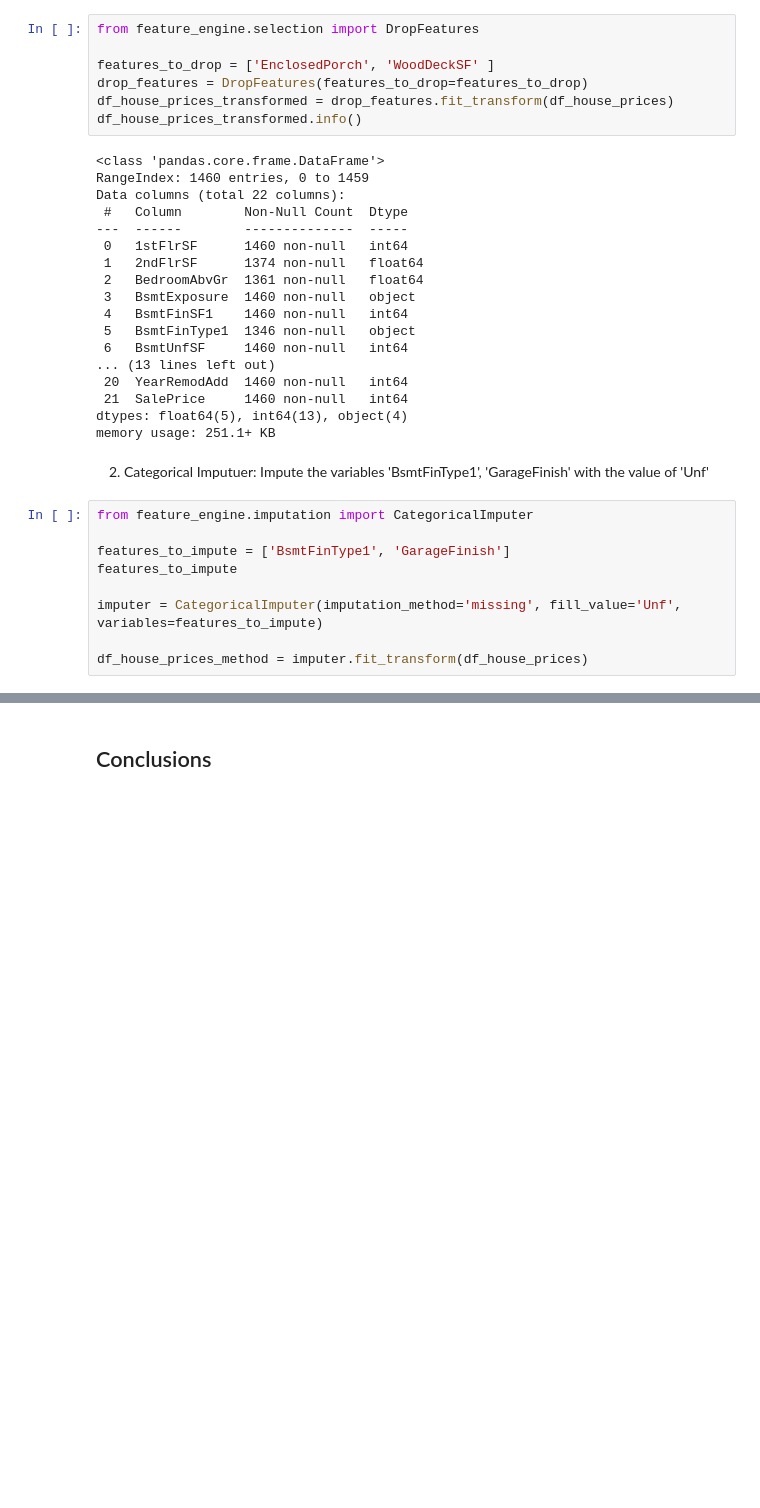
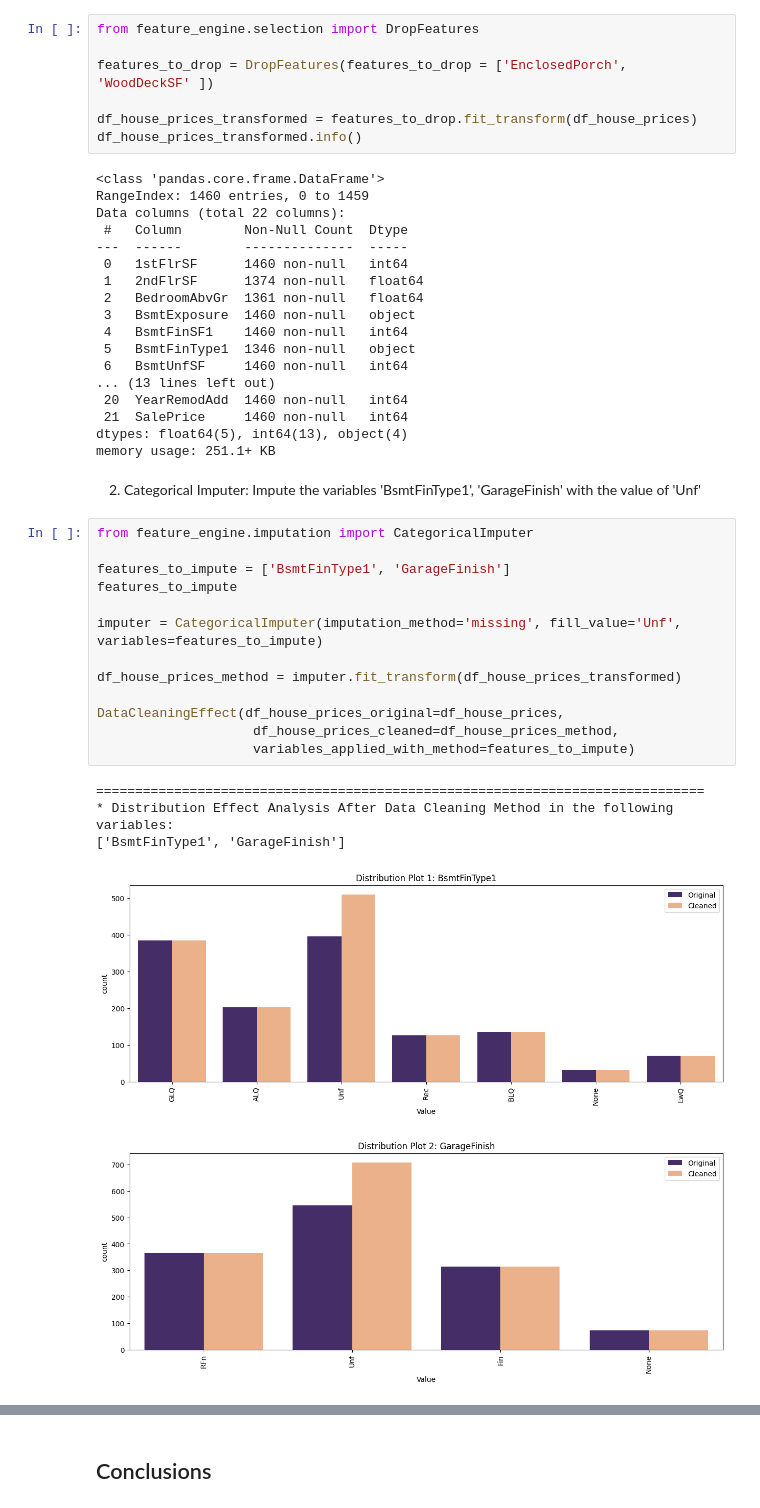
Before and after one commit to bolliebrain/ames-heritage-housing, a Jupyter notebook: jupyter_notebooks/02-DataCleaning.ipynb, the cells around one changed output, grey strips where cells are left out. Cells and saved outputs as stored; diff of their text form; blank space fills up the shorter version.

Commit message:
Finished data cleaning imputation

```diff
--- a/jupyter_notebooks/02-DataCleaning.ipynb
+++ b/jupyter_notebooks/02-DataCleaning.ipynb
@@ -324,9 +362,9 @@ To assess the effects of cleaning, we want to use the DataCleaningEffect functio
 # %%
 from feature_engine.selection import DropFeatures
 
-features_to_drop = ['EnclosedPorch', 'WoodDeckSF' ]
-drop_features = DropFeatures(features_to_drop=features_to_drop)
-df_house_prices_transformed = drop_features.fit_transform(df_house_prices)
+features_to_drop = DropFeatures(features_to_drop = ['EnclosedPorch', 'WoodDeckSF' ])
+
+df_house_prices_transformed = features_to_drop.fit_transform(df_house_prices)
 df_house_prices_transformed.info()
 # %% [output]
 <class 'pandas.core.frame.DataFrame'>
@@ -347,13 +385,23 @@ Data columns (total 22 columns):
 dtypes: float64(5), int64(13), object(4)
 memory usage: 251.1+ KB
 # %% [markdown]
-2. Categorical Imputuer: Impute the variables 'BsmtFinType1', 'GarageFinish' with the value of 'Unf'
+2. Categorical Imputer: Impute the variables 'BsmtFinType1', 'GarageFinish' with the value of 'Unf'
 # %%
 from feature_engine.imputation import CategoricalImputer
 
 features_to_impute = ['BsmtFinType1', 'GarageFinish']
 features_to_impute
 
 imputer = CategoricalImputer(imputation_method='missing', fill_value='Unf', variables=features_to_impute)
 
-df_house_prices_method = imputer.fit_transform(df_house_prices)
+df_house_prices_method = imputer.fit_transform(df_house_prices_transformed)
+
+DataCleaningEffect(df_house_prices_original=df_house_prices,
+                    df_house_prices_cleaned=df_house_prices_method,
+                    variables_applied_with_method=features_to_impute)
+# %% [output]
+==============================================================================
+* Distribution Effect Analysis After Data Cleaning Method in the following variables:
+['BsmtFinType1', 'GarageFinish']
+[figure, added]
+[figure, added]
```
Also changed, not shown: parts of 7 cells of this notebook.
